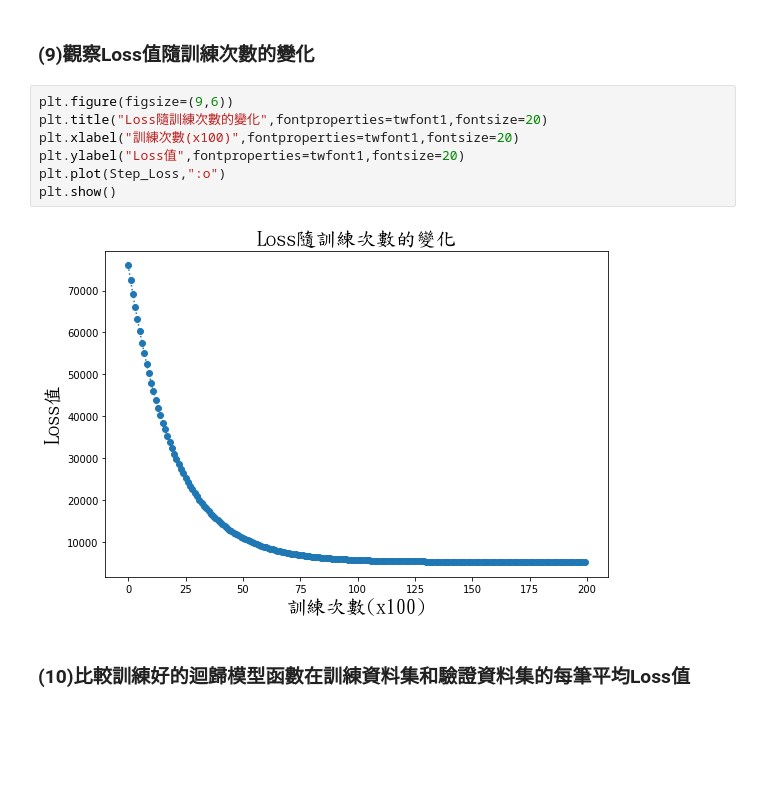
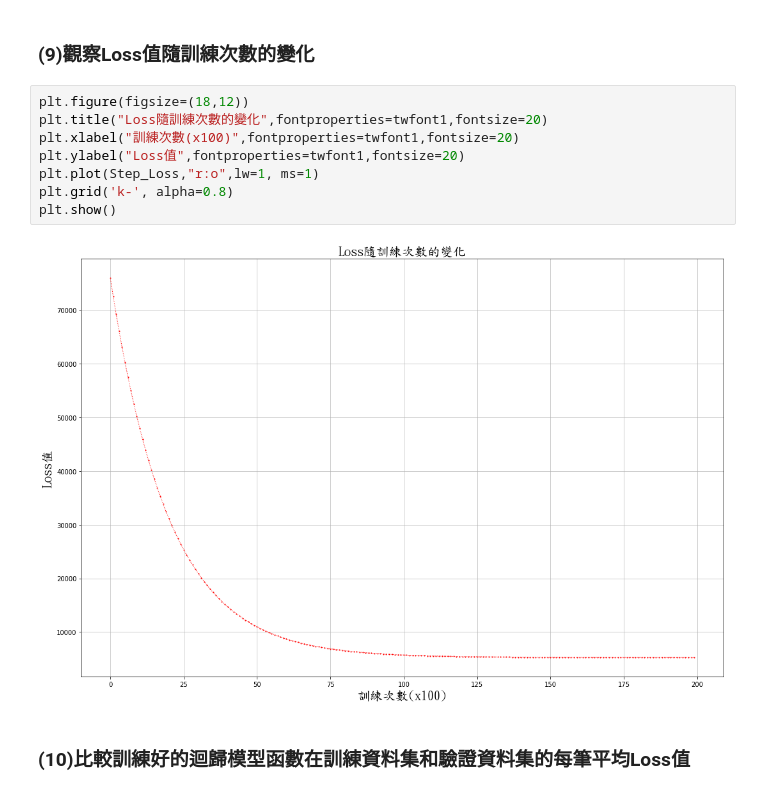
Before and after one commit to bin010203/Machine-Learning, a Jupyter notebook: A1_06_梯度下降_線性回歸的係數.ipynb, the cells around one changed output. Saved outputs shown, nothing was run; the diff lists cells and outputs as text; blank space fills up the shorter version.

```diff
--- a/A1_06_梯度下降_線性回歸的係數.ipynb
+++ b/A1_06_梯度下降_線性回歸的係數.ipynb
@@ -133,14 +133,15 @@ plt.show()
 # %% [markdown]
 ### (9)觀察Loss值隨訓練次數的變化
 # %%
-plt.figure(figsize=(9,6))
+plt.figure(figsize=(18,12))
 plt.title("Loss隨訓練次數的變化",fontproperties=twfont1,fontsize=20)
 plt.xlabel("訓練次數(x100)",fontproperties=twfont1,fontsize=20)
 plt.ylabel("Loss值",fontproperties=twfont1,fontsize=20)
-plt.plot(Step_Loss,":o")
+plt.plot(Step_Loss,"r:o",lw=1, ms=1)
+plt.grid('k-', alpha=0.8)
 plt.show()
 # %% [output]
-[figure, old version]
+[figure, new version]
 # %% [markdown]
 ### (10)比較訓練好的迴歸模型函數在訓練資料集和驗證資料集的每筆平均Loss值
 # %%
```
